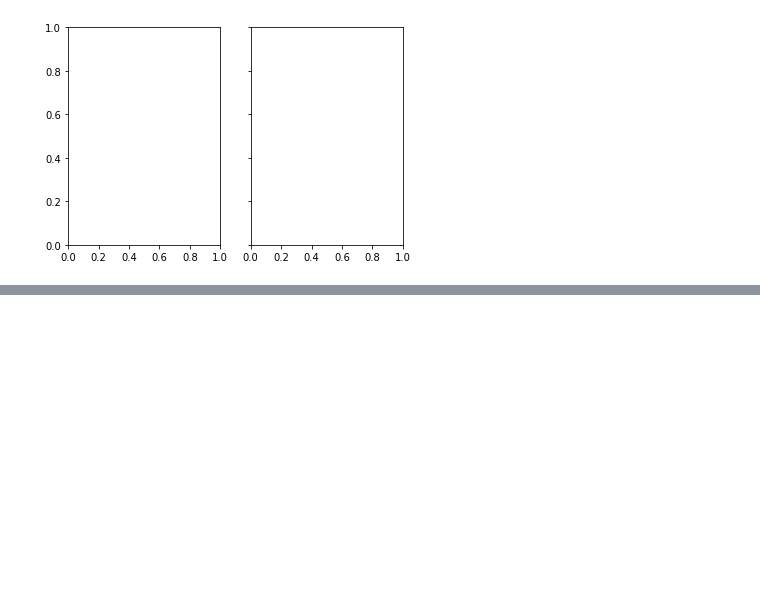
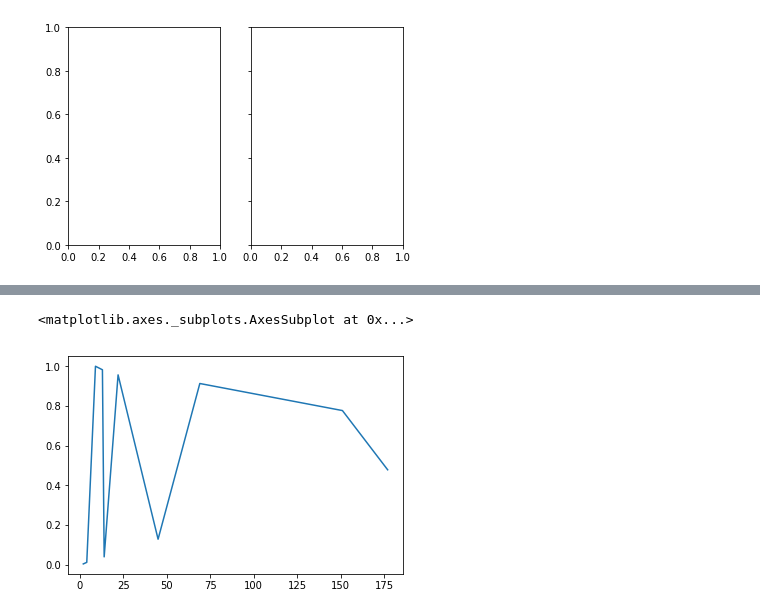
Before and after one commit to ELSPL/ml_practices_2018, a Jupyter notebook: Labs/Lab2/Heenal/Gradient Descent.ipynb, the cells around one changed output, grey strips where cells are left out. Saved outputs shown, nothing was run; the diff lists cells and outputs as text; code cells hidden in the pictures; blank space fills up the shorter version.

```diff
--- a/Labs/Lab2/Heenal/Gradient Descent.ipynb
+++ b/Labs/Lab2/Heenal/Gradient Descent.ipynb
@@ -155,0 +259,2 @@ AttributeError: 'numpy.ndarray' object has no attribute 'plot'
+# %%
+pdf = (y[0]).astype(float) / y[0].sum()
@@ -155,0 +266,2 @@ AttributeError: 'numpy.ndarray' object has no attribute 'plot'
+# %%
+cdf = np.cumsum(pdf)
@@ -155,0 +273,5 @@ AttributeError: 'numpy.ndarray' object has no attribute 'plot'
+# %%
+sns.lineplot(y[0], cdf)
+# %% [output]
+<matplotlib.axes._subplots.AxesSubplot at 0x...>
+[figure, added]
```
Also changed, not shown: parts of 37 cells of this notebook, 34 other files.
